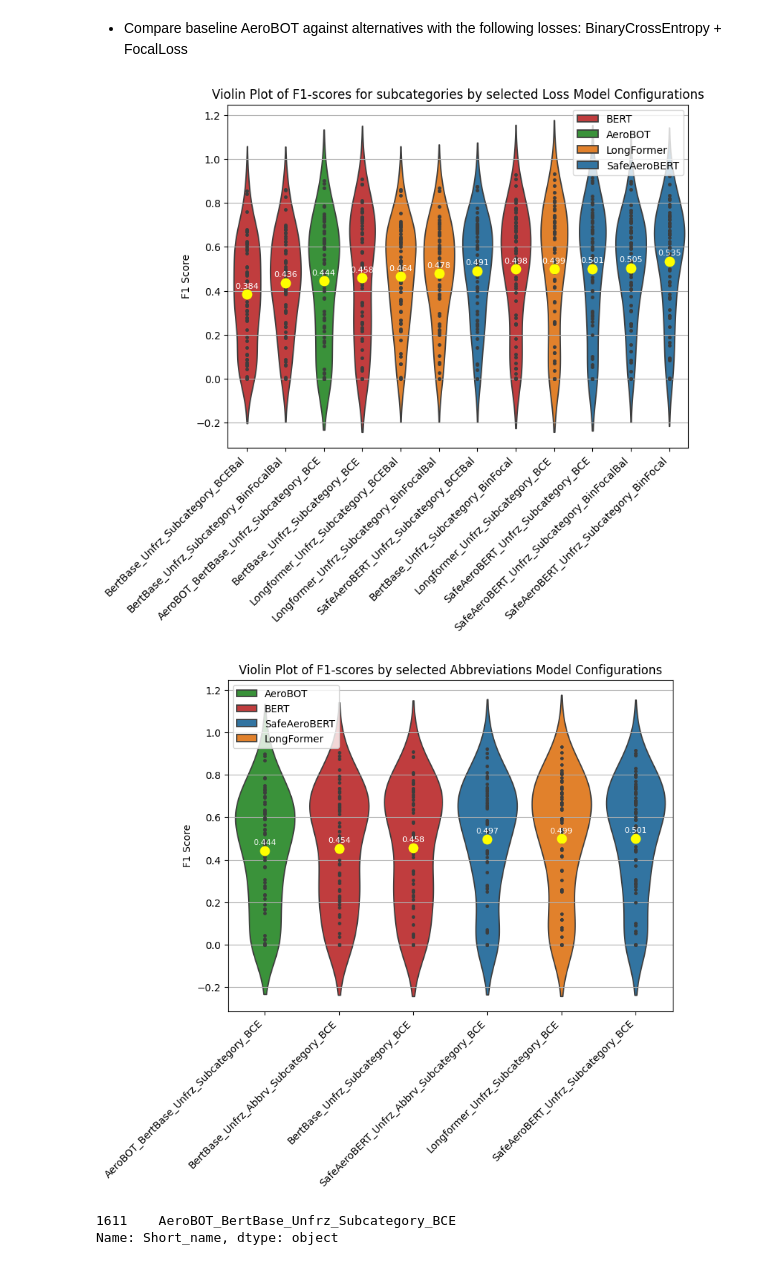
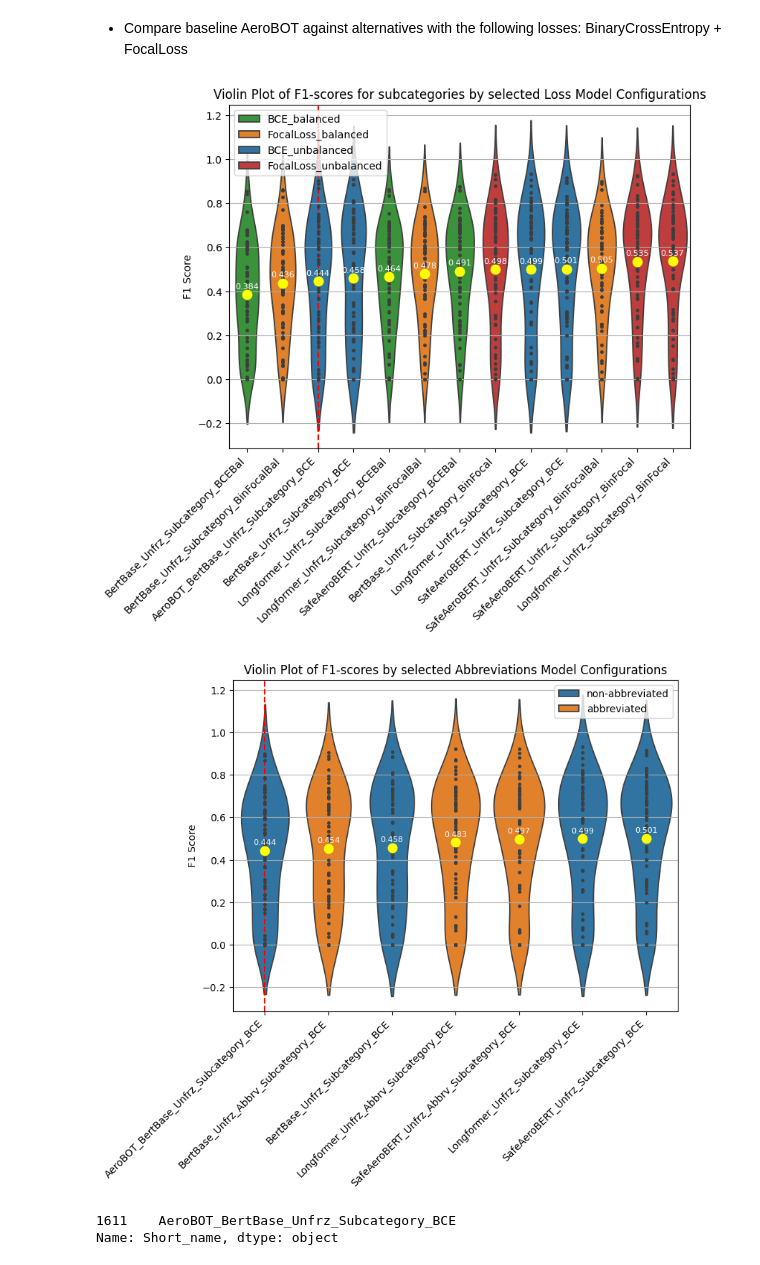
Before and after one commit to Gogonemnem/Safran-Project, a Jupyter notebook: Visualization_plot.ipynb, the cells around one changed output. Cells and saved outputs as stored; diff of their text form; code cells hidden in the pictures.

Commit message:
Add files via upload
Final plots

```diff
--- a/Visualization_plot.ipynb
+++ b/Visualization_plot.ipynb
@@ -163,7 +169,15 @@ SAFRAN_model_subcategories = results[results["Model Name"] == 'AeroBOT_bert-base
 # Design color palette for the different models
 color_palette = sns.color_palette()
 model_order = ["SafeAeroBERT", "LongFormer", "AeroBOT", "BERT"]
+loss_order = ['BCE_unbalanced', 'FocalLoss_balanced', 'BCE_balanced','FocalLoss_unbalanced']
+layer_order = ['unfrozen', 'frozen']
+training_order = ['non-abbreviated', 'abbreviated']
+
 model_palette = {model: color_palette[index % len(color_palette)] for index, model in enumerate(model_order)}
+loss_palette = {loss: color_palette[index % len(color_palette)] for index, loss in enumerate(loss_order)}
+layer_palette = {layer: color_palette[index % len(color_palette)] for index, layer in enumerate(layer_order)}
+training_palette = {training: color_palette[index % len(color_palette)] for index, training in enumerate(training_order)}
+
 
 color_palette
 # %% [output]
@@ -444,7 +515,7 @@ model_names = filtered_loss_sorted['Short_name'].unique().tolist()
 
 plt.figure(figsize=(8, 6))
 # Violin plot with hue set to 'Model' and using filtered_loss_sorted data
-sns.violinplot(data=filtered_loss_sorted, x="Model Name", y="f1-score", inner="points", saturation=0.75, palette=model_palette, hue='Model')
+sns.violinplot(data=filtered_loss_sorted, x="Model Name", y="f1-score", inner="points", saturation=0.75, palette=training_palette, hue='Training_data')
 plt.title('Violin Plot of F1-scores by selected Abbreviations Model Configurations')
 plt.ylabel('F1 Score')
 plt.xticks(range(len(model_names)), model_names, rotation=45, ha='right')
@@ -456,6 +527,10 @@ for i in range(len(filtered_abb_sorted)):
 
 plt.grid()
 
+aerobot_index = model_names.index('AeroBOT_BertBase_Unfrz_BCE')
+plt.axvline(x=aerobot_index, color='red', linestyle='--')
+
+
 # Add stripplot
 sns.stripplot(data=filtered_abb_sorted, x="Model Name", y="f1-score", color='yellow', size=10, jitter=True)
 plt.xlabel('')
@@ -510,7 +585,9 @@ model_names = filtered_boxplot_sorted['Short_name'].unique().tolist()
 
 plt.figure(figsize=(8, 6))
 # Violin plot with hue set to 'Model' and using filtered_loss_sorted data
+#sns.violinplot(data=filtered_boxplot_sorted, x="Model Name", y="f1-score", inner="points", saturation=0.75, palette=model_palette, hue='Model')
 sns.violinplot(data=filtered_boxplot_sorted, x="Model Name", y="f1-score", inner="points", saturation=0.75, palette=model_palette, hue='Model')
+
 plt.title('Violin Plot of F1-scores for subcategories for Unfrozen Model Configurations')
 plt.ylabel('F1 Score')
 plt.xticks(range(len(model_names)), model_names, rotation=45, ha='right')
@@ -522,6 +599,16 @@ for i in range(len(filtered_abb_sorted)):
 
 plt.grid()
 
+bold_indices = [4, 5, 6, 7]  # Indices of model names to be made bold
+for idx in bold_indices:
+    plt.gca().get_xticklabels()[idx].set_weight('bold')
+
+aerobot_names = ['AeroBOT_BertBase_Subcategory_BCE', 'AeroBOT_BertBase_Unfrz_Subcategory_BCE']
+for name in aerobot_names:
+    aerobot_index = model_names.index(name)
+    plt.axvline(x=aerobot_index, color='red', linestyle='--')
+
+
 # Add stripplot
 sns.stripplot(data=filtered_abb_sorted, x="Model Name", y="f1-score", color='yellow', size=10, jitter=True)
 plt.xlabel('')
@@ -569,7 +656,7 @@ model_names = filtered_loss_sorted['Short_name'].unique().tolist()
 
 plt.figure(figsize=(8, 6))
 # Violin plot with hue set to 'Model' and using filtered_loss_sorted data
-sns.violinplot(data=filtered_loss_sorted, x="Model Name", y="f1-score", inner="points", saturation=0.75, palette=model_palette, hue='Model')
+sns.violinplot(data=filtered_loss_sorted, x="Model Name", y="f1-score", inner="points", saturation=0.75, palette=loss_palette, hue='Loss')
 plt.title('Violin Plot of F1-scores for subcategories by selected Loss Model Configurations')
 plt.ylabel('F1 Score')
 plt.xticks(range(len(model_names)), model_names, rotation=45, ha='right')
@@ -581,12 +668,15 @@ for i in range(len(filtered_abb_sorted)):
 
 plt.grid()
 
+aerobot_index = model_names.index('AeroBOT_BertBase_Unfrz_Subcategory_BCE')
+plt.axvline(x=aerobot_index, color='red', linestyle='--')
+
 # Add stripplot
 sns.stripplot(data=filtered_abb_sorted, x="Model Name", y="f1-score", color='yellow', size=10, jitter=True)
 plt.xlabel('')
 plt.show()
 # %% [output]
-[figure, old version]
+[figure, new version]
 # %%
 import seaborn as sns
 import matplotlib.pyplot as plt
@@ -623,35 +713,40 @@ filtered_loss['Model Name Order'] = filtered_loss['Model Name'].map(model_name_o
 
 # Sort filtered_loss_sorted by the 'Model Name Order' column
 filtered_loss_sorted = filtered_loss.sort_values(by='Model Name Order')
 
 # Remove the 'Model Name Order' column if desired
 filtered_loss_sorted.drop(columns=['Model Name Order'], inplace=True)
 
 # Get unique model names for x-axis ticks
 model_names = filtered_loss_sorted['Short_name'].unique().tolist()
 
 
 
 plt.figure(figsize=(8, 6))
 # Violin plot with hue set to 'Model' and using filtered_loss_sorted data
-sns.violinplot(data=filtered_loss_sorted, x="Model Name", y="f1-score", inner="points", saturation=0.75, palette=model_palette, hue='Model')
+#sns.violinplot(data=filtered_loss_sorted, x="Model Name", y="f1-score", inner="points", saturation=0.75, palette=model_palette, hue='Model')
+sns.violinplot(data=filtered_loss_sorted, x="Model Name", y="f1-score", inner="points", saturation=0.75, palette=training_palette, hue='Training_data')
+
 plt.title('Violin Plot of F1-scores by selected Abbreviations Model Configurations')
 plt.ylabel('F1 Score')
 plt.xticks(range(len(model_names)), model_names, rotation=45, ha='right')
 
 # Iterate over the data points and add text annotations
 for i in range(len(filtered_abb_sorted)):
     plt.text(filtered_abb_sorted.iloc[i]['Model Name'], filtered_abb_sorted.iloc[i]['f1-score'] + 0.02,
              f"{filtered_abb_sorted.iloc[i]['f1-score']:.3f}", ha='center', va='bottom', fontsize=8, color='white')
 
 plt.grid()
 
+aerobot_index = model_names.index('AeroBOT_BertBase_Unfrz_Subcategory_BCE')
+plt.axvline(x=aerobot_index, color='red', linestyle='--')
+
 # Add stripplot
 sns.stripplot(data=filtered_abb_sorted, x="Model Name", y="f1-score", color='yellow', size=10, jitter=True)
 plt.xlabel('')
 plt.show()
 # %% [output]
-[figure, old version]
+[figure, new version]
 # %%
 # Loss BCE, FocalLoss, balanced, or unbalanced
 #loss = ["BCE_balanced", "BCE_unbalanced", "FocalLoss_balanced", "FocalLoss_unbalanced"]
```
Also changed, not shown: parts of 7 cells of this notebook.
